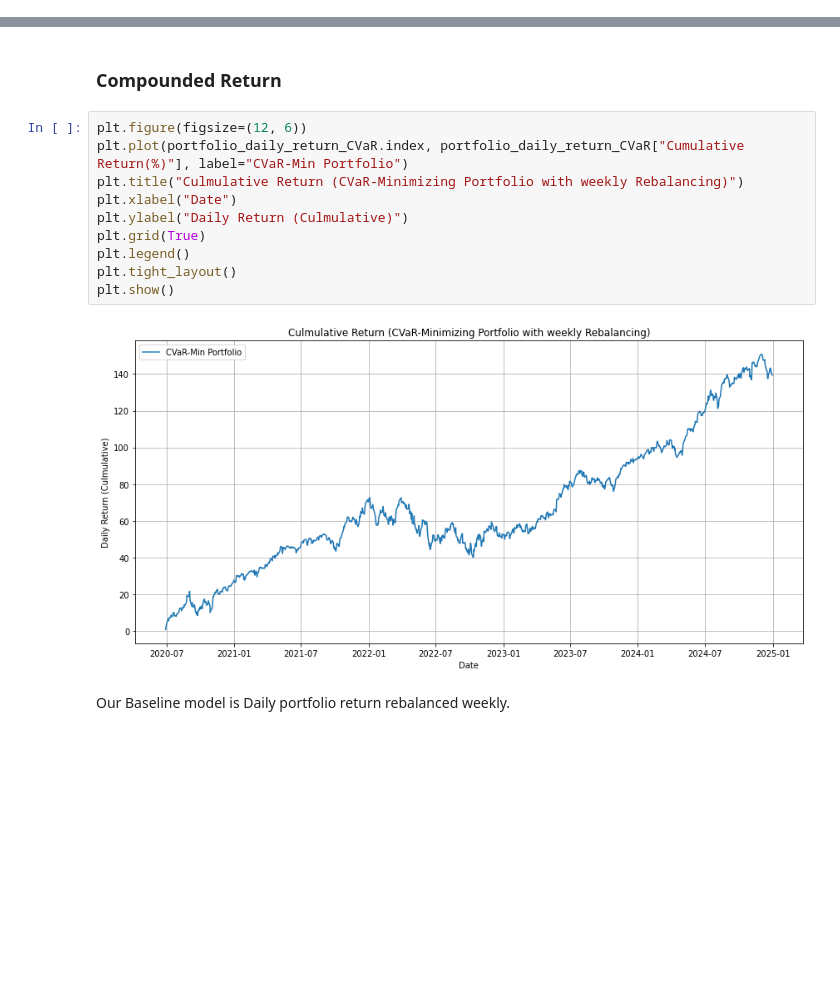
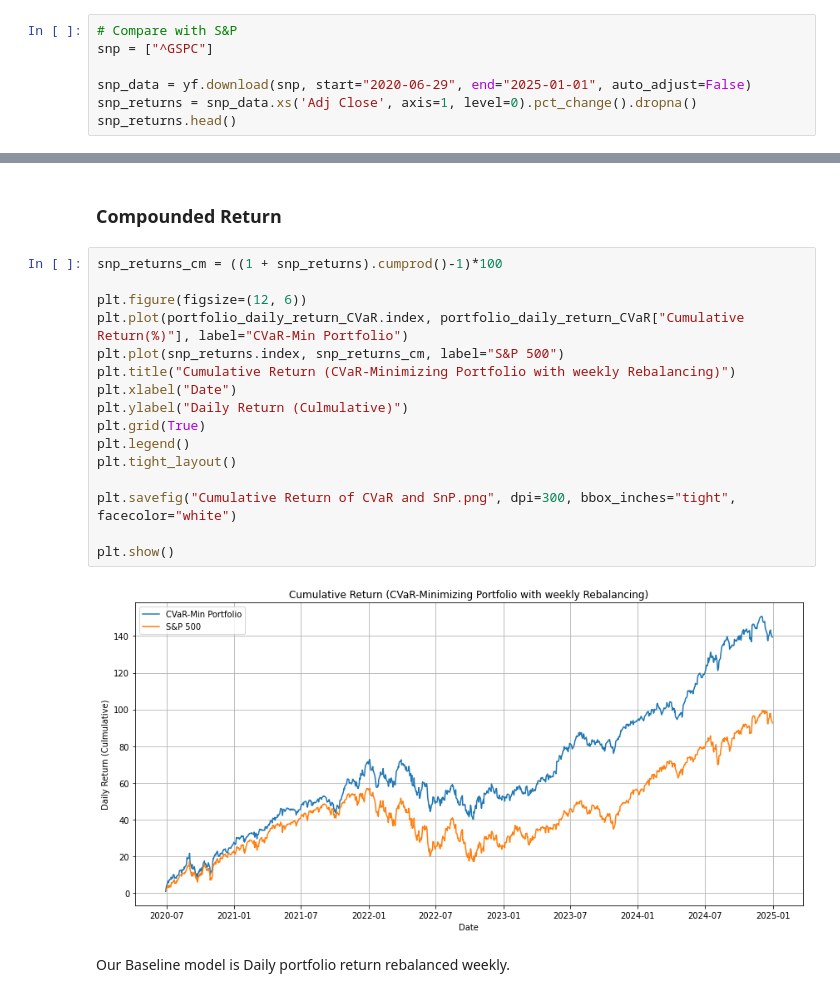
Before and after one commit to JunhoeChoi/CVAR-Portfolio-Optimization-and-Volatility-Evaluation, a Jupyter notebook: 1. Portfolio Optimization and Risk Management.ipynb, the cells around one changed output, grey strips where cells are left out. Cells and saved outputs as stored; diff of their text form; blank space fills up the shorter version.

```diff
--- a/1. Portfolio Optimization and Risk Management.ipynb
+++ b/1. Portfolio Optimization and Risk Management.ipynb
@@ -319,2 +363,9 @@ plot_weights(weights_CVaR_week,groups)
 # %% [markdown]
 ### Graph of Daily Return
+# %%
+# Compare with S&P
+snp = ["^GSPC"]
+
+snp_data = yf.download(snp, start="2020-06-29", end="2025-01-01", auto_adjust=False)
+snp_returns = snp_data.xs('Adj Close', axis=1, level=0).pct_change().dropna()
+snp_returns.head()
@@ -333,17 +397,23 @@ plt.show()
 # %% [markdown]
 ### Compounded Return
 # %%
+snp_returns_cm = ((1 + snp_returns).cumprod()-1)*100
+
 plt.figure(figsize=(12, 6))
 plt.plot(portfolio_daily_return_CVaR.index, portfolio_daily_return_CVaR["Cumulative Return(%)"], label="CVaR-Min Portfolio")
-plt.title("Culmulative Return (CVaR-Minimizing Portfolio with weekly Rebalancing)")
+plt.plot(snp_returns.index, snp_returns_cm, label="S&P 500")
+plt.title("Cumulative Return (CVaR-Minimizing Portfolio with weekly Rebalancing)")
 plt.xlabel("Date")
 plt.ylabel("Daily Return (Culmulative)")
 plt.grid(True)
 plt.legend()
 plt.tight_layout()
+
+plt.savefig("Cumulative Return of CVaR and SnP.png", dpi=300, bbox_inches="tight", facecolor="white")
+
 plt.show()
 # %% [output]
-[figure, old version]
+[figure, new version]
 # %% [markdown]
 Our Baseline model is Daily portfolio return rebalanced weekly.
 # %% [markdown]
```
Also changed, not shown: parts of 21 cells of this notebook.
